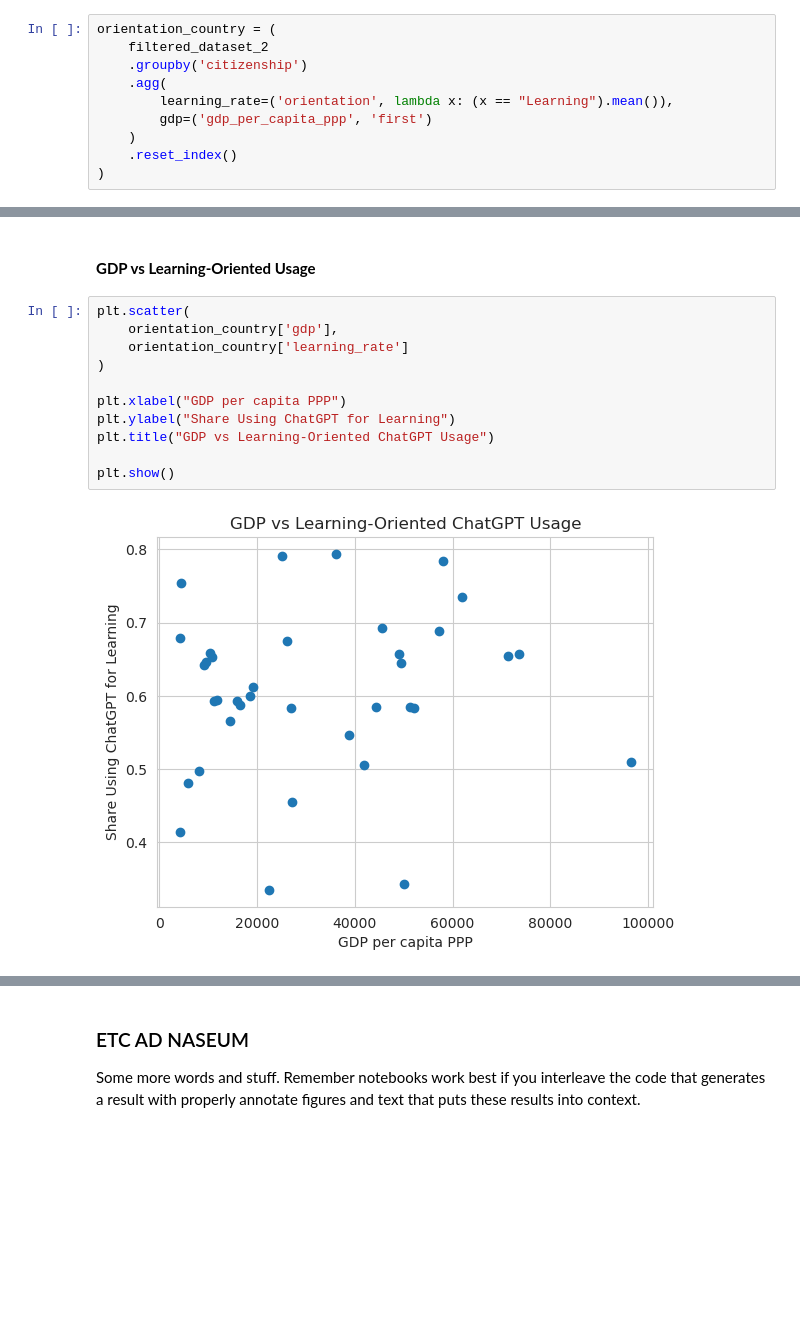
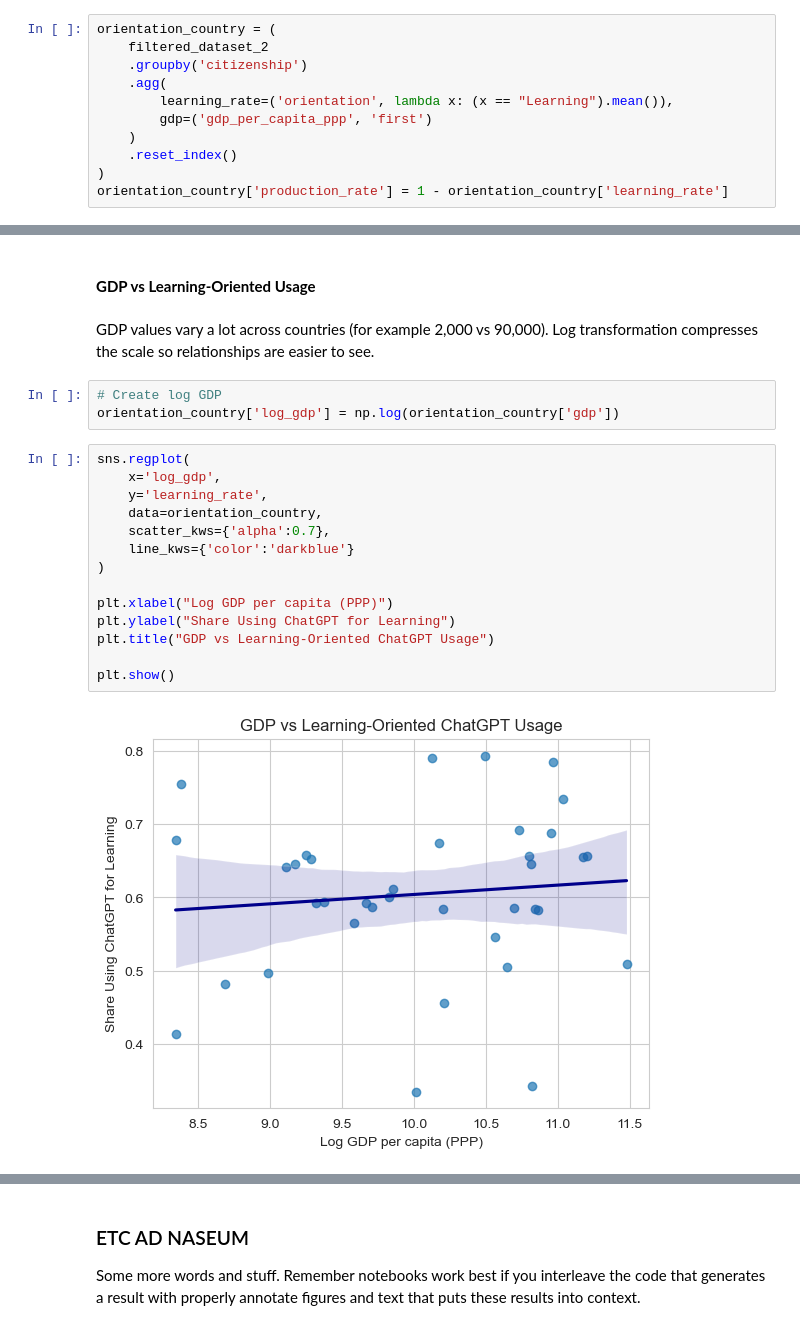
Before and after one commit to COGS108/Group123_WI26, a Jupyter notebook: 03-FinalProject.ipynb, the cells around one changed output, grey strips where cells are left out. Cells and saved outputs as stored; diff of their text form; blank space fills up the shorter version.

```diff
--- a/03-FinalProject.ipynb
+++ b/03-FinalProject.ipynb
@@ -1439,6 +1487,7 @@ orientation_country = (
     )
     .reset_index()
 )
+orientation_country['production_rate'] = 1 - orientation_country['learning_rate']
 # %%
 orientation_country
 # %% [output]
@@ -1462,16 +1511,25 @@ orientation_country
 # %% [markdown]
 #### **GDP vs Learning-Oriented Usage**
+# %% [markdown]
+GDP values vary a lot across countries (for example 2,000 vs 90,000).
+Log transformation compresses the scale so relationships are easier to see.
+# %%
+# Create log GDP
+orientation_country['log_gdp'] = np.log(orientation_country['gdp'])
 # %%
-plt.scatter(
-    orientation_country['gdp'],
-    orientation_country['learning_rate']
+sns.regplot(
+    x='log_gdp',
+    y='learning_rate',
+    data=orientation_country,
+    scatter_kws={'alpha':0.7},
+    line_kws={'color':'darkblue'}
 )
 
-plt.xlabel("GDP per capita PPP")
+plt.xlabel("Log GDP per capita (PPP)")
 plt.ylabel("Share Using ChatGPT for Learning")
 plt.title("GDP vs Learning-Oriented ChatGPT Usage")
 
 plt.show()
 # %% [output]
-[figure, old version]
+[figure, new version]
 # %% [markdown]
```
Also changed, not shown: parts of 37 cells of this notebook.
